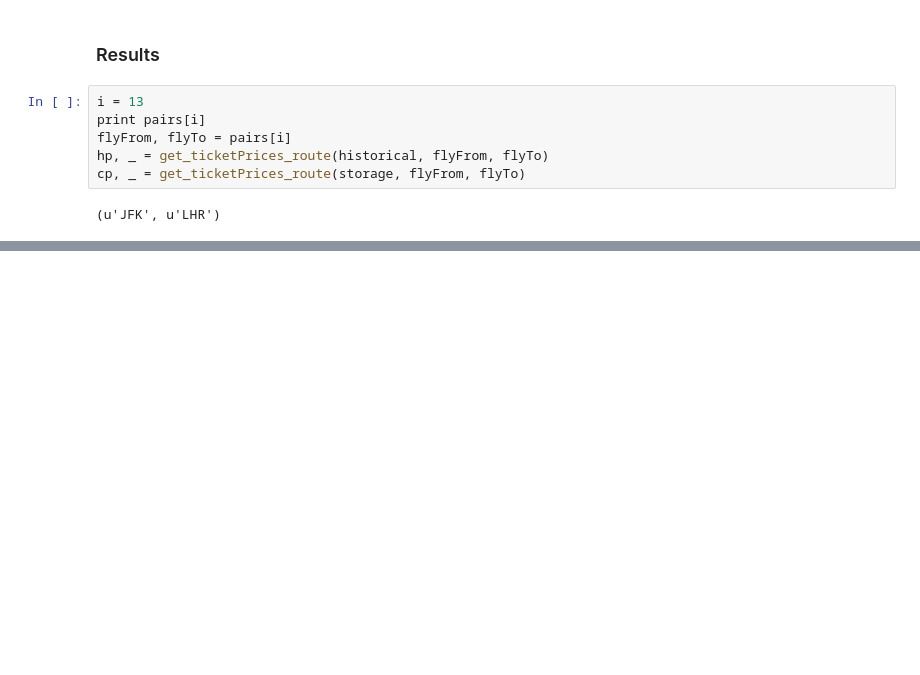
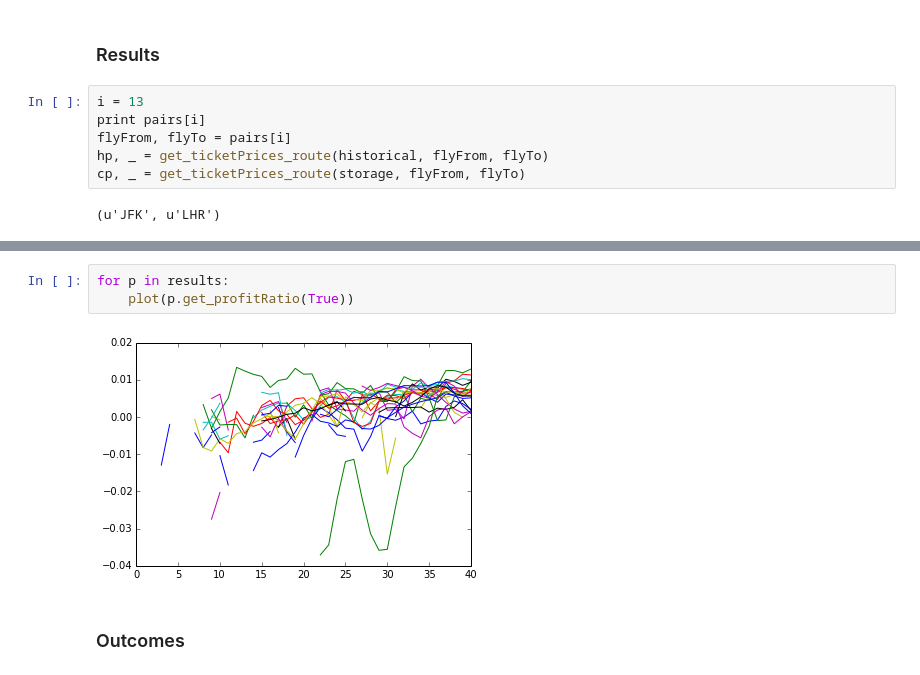
Before and after one commit to vankempen/Thesis, a Jupyter notebook: Simulation/Simulation.ipynb, the cells around one changed output, grey strips where cells are left out. Cells and saved outputs as stored; diff of their text form; blank space fills up the shorter version.

```diff
--- a/Simulation/Simulation.ipynb
+++ b/Simulation/Simulation.ipynb
@@ -505,0 +648,7 @@ ORD :   BOS     LGA
+# %%
+for p in results:
+    plot(p.get_profitRatio(True))
+# %% [output]
+[figure, added]
+# %% [markdown]
+### Outcomes
```
Also changed, not shown: parts of 28 cells of this notebook, 6 other files.
